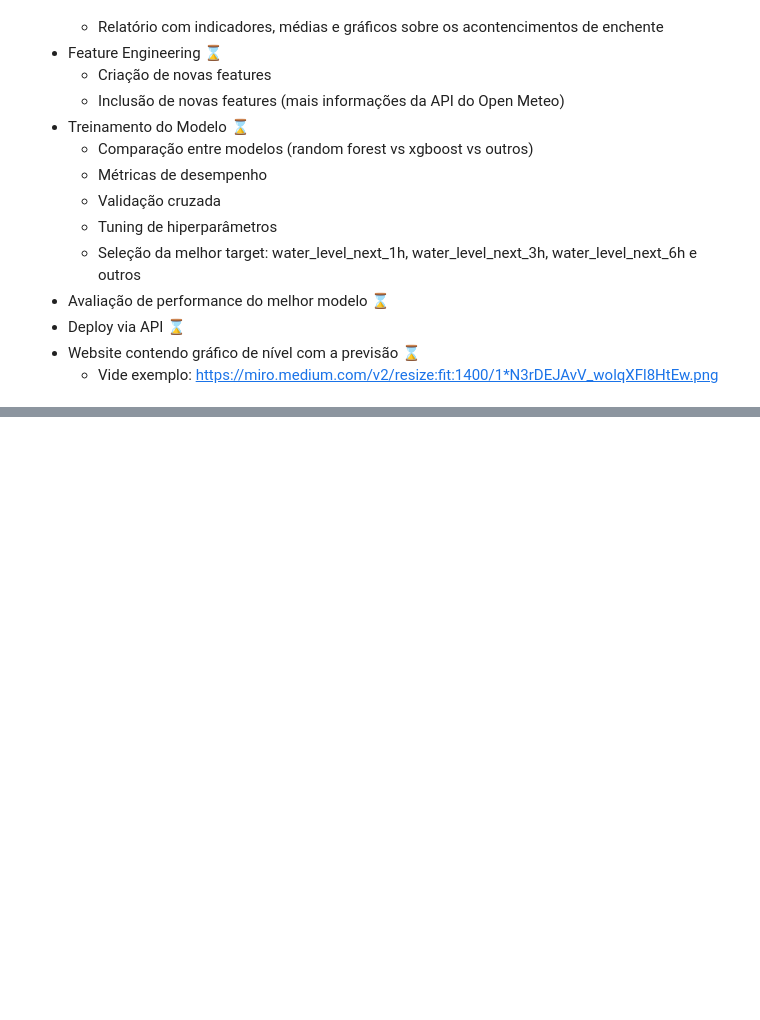
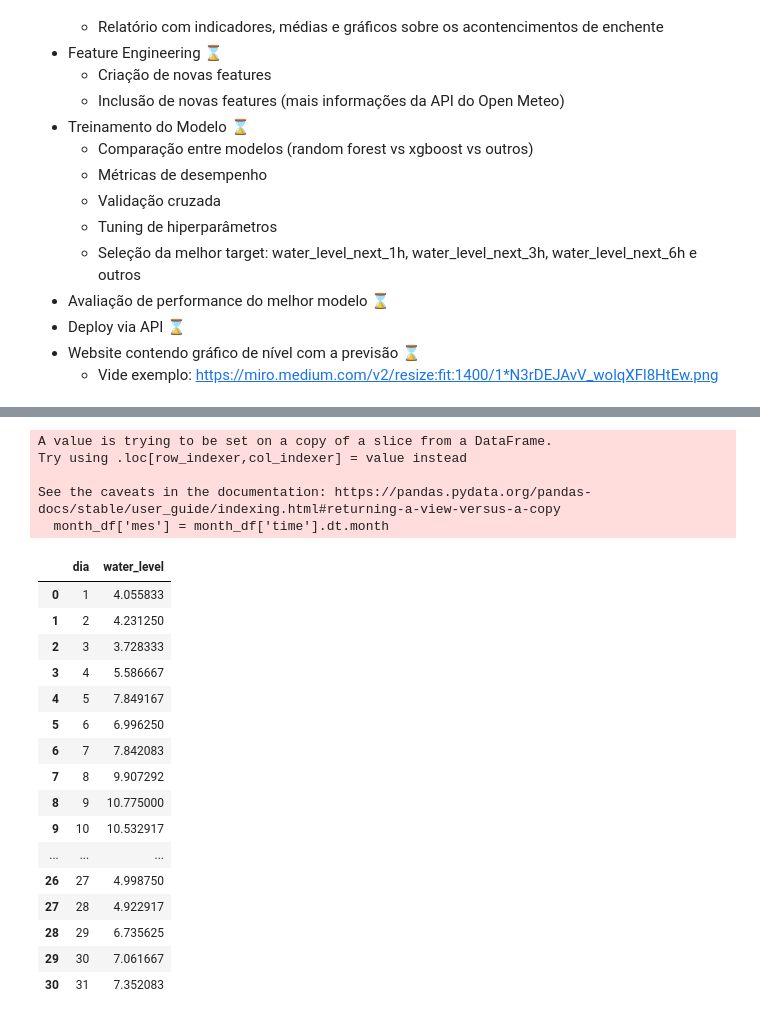
Before and after one commit to Migz2/Enchentes, a Jupyter notebook: notebooks/main.ipynb, the cells around one changed output, grey strips where cells are left out. Drawn from its saved outputs; the diff is of its cells as text; code cells hidden in the pictures; blank space fills up the shorter version.

```diff
--- a/notebooks/main.ipynb
+++ b/notebooks/main.ipynb
@@ -60,0 +115,31 @@ train_df.head()
+# %%
+month_df = train_df[train_df['time'].dt.year == 2023]
+month_df['mes'] = month_df['time'].dt.month
+month_df = month_df.loc[month_df['mes'] == 10]
+month_df['dia'] = month_df['time'].dt.day
+day_df = month_df.groupby('dia')['water_level'].mean().reset_index()
+#mean_month = month_df.groupby('mes')['water_level'].mean().reset_index()
+day_df
+# %% [output]
+A value is trying to be set on a copy of a slice from a DataFrame.
+Try using .loc[row_indexer,col_indexer] = value instead
+
+See the caveats in the documentation: https://pandas.pydata.org/pandas-docs/stable/user_guide/indexing.html#returning-a-view-versus-a-copy
+  month_df['mes'] = month_df['time'].dt.month
+|  | dia | water_level |
+| 0 | 1 | 4.055833 |
+| 1 | 2 | 4.231250 |
+| 2 | 3 | 3.728333 |
+| 3 | 4 | 5.586667 |
+| 4 | 5 | 7.849167 |
+| 5 | 6 | 6.996250 |
+| 6 | 7 | 7.842083 |
+| 7 | 8 | 9.907292 |
+| 8 | 9 | 10.775000 |
+| 9 | 10 | 10.532917 |
+| ... | ... | ... |
+| 26 | 27 | 4.998750 |
+| 27 | 28 | 4.922917 |
+| 28 | 29 | 6.735625 |
+| 29 | 30 | 7.061667 |
+| 30 | 31 | 7.352083 |
```
Also changed, not shown: parts of 10 cells of this notebook.
